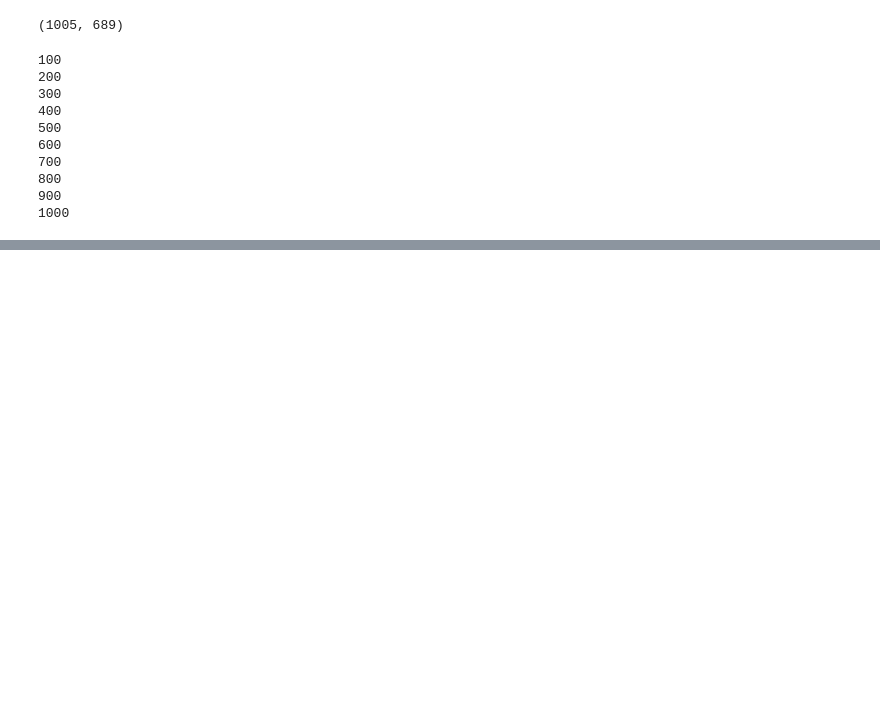
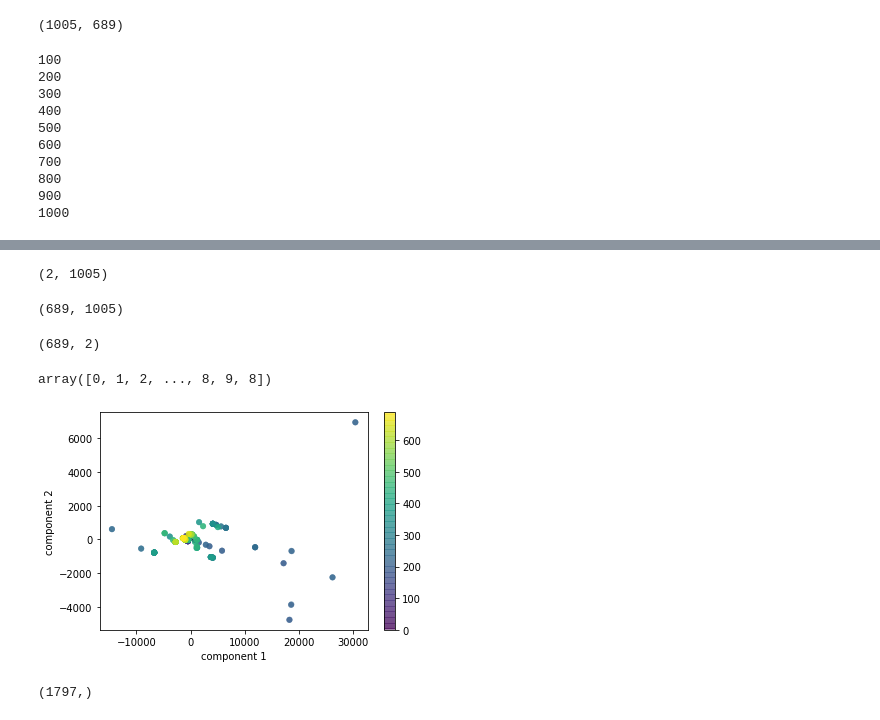
Before and after one commit to byronacunia/Linear, a Jupyter notebook: Linear.ipynb, the cells around one changed output, grey strips where cells are left out. Saved outputs shown, nothing was run; the diff lists cells and outputs as text; code cells hidden in the pictures; blank space fills up the shorter version.

```diff
--- a/Linear.ipynb
+++ b/Linear.ipynb
@@ -366,0 +625,2 @@ range(100, 1005, 100)
+# %%
+DataX=X_train.T.to_numpy()
@@ -366,0 +629,31 @@ range(100, 1005, 100)
+# %%
+pca = PCA(n_components=2)
+# %%
+projected = pca.fit_transform(DataX)
+# %%
+pca.components_.shape
+# %% [output]
+(2, 1005)
+# %%
+print(DataX.shape)
+# %% [output]
+(689, 1005)
+# %%
+print(projected.shape)
+# %% [output]
+(689, 2)
+# %%
+digits.target
+# %% [output]
+array([0, 1, 2, ..., 8, 9, 8])
+# %%
+plt.scatter(projected[:, 0], projected[:, 1],c = [range(0,689,1)], edgecolor='none', alpha=0.5)
+plt.xlabel('component 1')
+plt.ylabel('component 2')
+plt.colorbar();
+# %% [output]
+[figure, added]
+# %%
+digits.target.shape
+# %% [output]
+(1797,)
```
Also changed, not shown: parts of 48 cells of this notebook.
